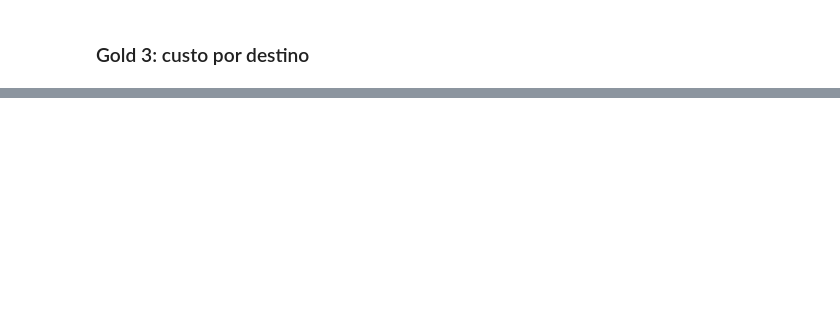
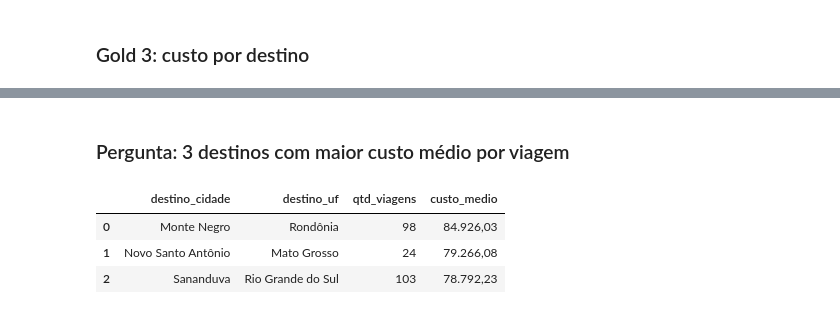
Before and after one commit to Lpzeta/Projeto-Avaliativo-Modulo1-FelipeCosta, a Jupyter notebook: 3_analise.ipynb, the cells around one changed output, grey strips where cells are left out. Saved outputs shown, nothing was run; the diff lists cells and outputs as text; code cells hidden in the pictures; blank space fills up the shorter version.

```diff
--- a/3_analise.ipynb
+++ b/3_analise.ipynb
@@ -181,0 +208,16 @@ criar_gold("destino", gold_destino)
+# %% [markdown]
+### Pergunta: 3 destinos com maior custo médio por viagem
+# %%
+q2 = consultar("""
+SELECT destino_cidade, destino_uf, qtd_viagens, custo_medio
+FROM gold_destino
+WHERE qtd_viagens >= 5
+ORDER BY custo_medio DESC
+LIMIT 3
+""")
+display(q2)
+# %% [output]
+|  | destino_cidade | destino_uf | qtd_viagens | custo_medio |
+| 0 | Monte Negro | Rondônia | 98 | 84.926,03 |
+| 1 | Novo Santo Antônio | Mato Grosso | 24 | 79.266,08 |
+| 2 | Sananduva | Rio Grande do Sul | 103 | 78.792,23 |
```
Also changed, not shown: parts of 10 cells of this notebook.
